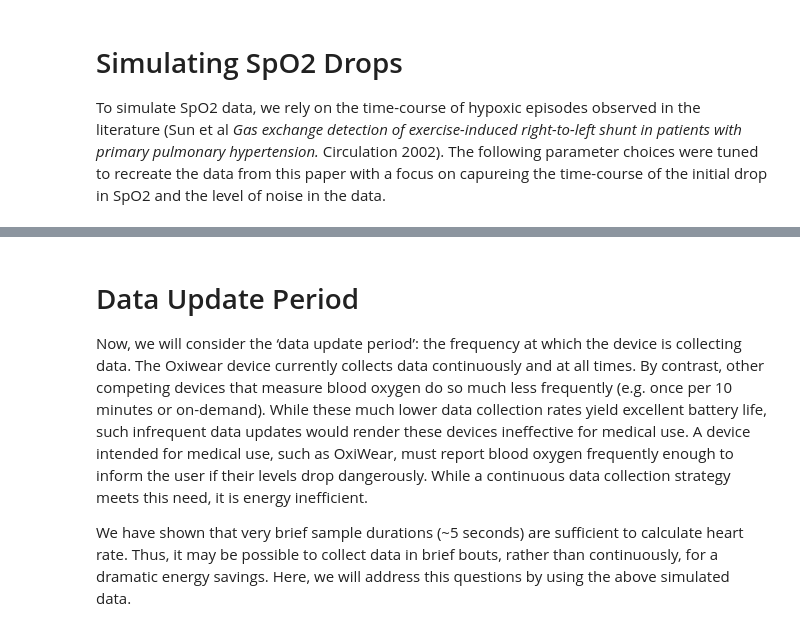
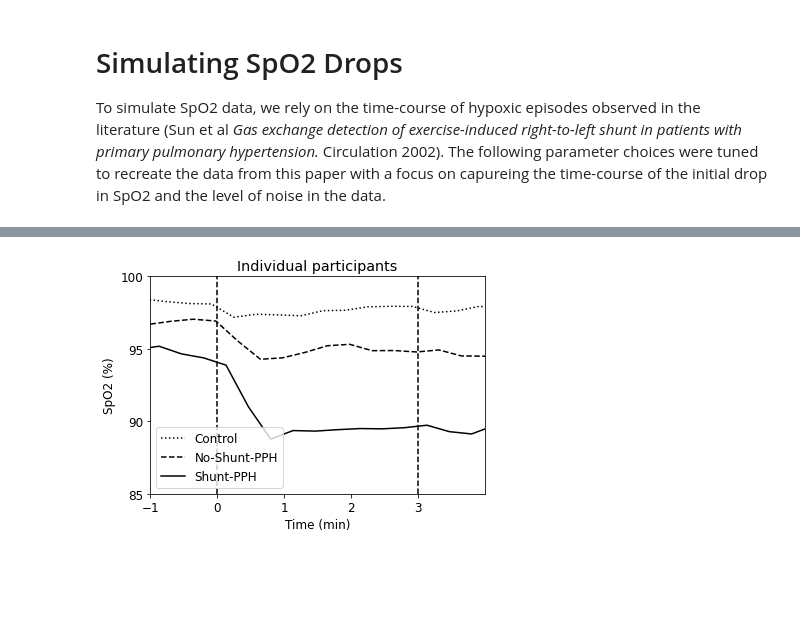
Before and after one commit to aarusso/OxiWear, a Jupyter notebook: demo.ipynb, the cells around one changed output, grey strips where cells are left out. Cells and saved outputs as stored; diff of their text form; code cells hidden in the pictures; blank space fills up the shorter version.

Commit message:
finished battery analysis and active-aware analysis, polished, updated readme

```diff
--- a/demo.ipynb
+++ b/demo.ipynb
@@ -221,6 +124,32 @@ plt.show()
-# %% [markdown]
-# Data Update Period
-
-Now, we will consider the ‘data update period’: the frequency at which the device is collecting data. The Oxiwear device currently collects data continuously and at all times. By contrast, other competing devices that measure blood oxygen do so much less frequently (e.g. once per 10 minutes or on-demand). While these much lower data collection rates yield excellent battery life, such infrequent data updates would render these devices ineffective for medical use. A device intended for medical use, such as OxiWear, must report blood oxygen frequently enough to inform the user if their levels drop dangerously. While a continuous data collection strategy meets this need, it is energy inefficient.
-
-We have shown that very brief sample durations (~5 seconds) are sufficient to calculate heart rate. Thus, it may be possible to collect data in brief bouts, rather than continuously, for a dramatic energy savings. Here, we will address this questions by using the above simulated data.
+# %%
+
+# plot 2: individual patients
+
+#  control individual
+params_ctrl_indi = dict()
+params_ctrl_indi['baseline_spo2'] = 98.5
+params_ctrl_indi['drop_time_sec'] = 10
+params_ctrl_indi['recover_time_sec'] = 20*60
+params_ctrl_indi['drop_frac'] = 0.95
+params_ctrl_indi['noise'] = 15
+
+#  no-shunt-PPH
+params_pph_noshunt_indi = dict()
+params_pph_noshunt_indi['baseline_spo2'] = 97
+params_pph_noshunt_indi['drop_time_sec'] = 30
+params_pph_noshunt_indi['recover_time_sec'] = 20*60
+params_pph_noshunt_indi['drop_frac'] = 0.90
+params_pph_noshunt_indi['noise'] = 15
+
+#  shunt PPH case individual
+params_pph_indi = dict()
+params_pph_indi['baseline_spo2'] = 94.5
+params_pph_indi['drop_time_sec'] = 45
+params_pph_indi['recover_time_sec'] = 20*60
+params_pph_indi['drop_frac'] = 0.82
+params_pph_indi['noise'] = 15
+
+
+plotting.plot_fig_2(data, params_ctrl_indi, params_pph_noshunt_indi, params_pph_indi)
+# %% [output]
+[figure, added]
```
Also changed, not shown: parts of 30 cells of this notebook, 4 other files.
